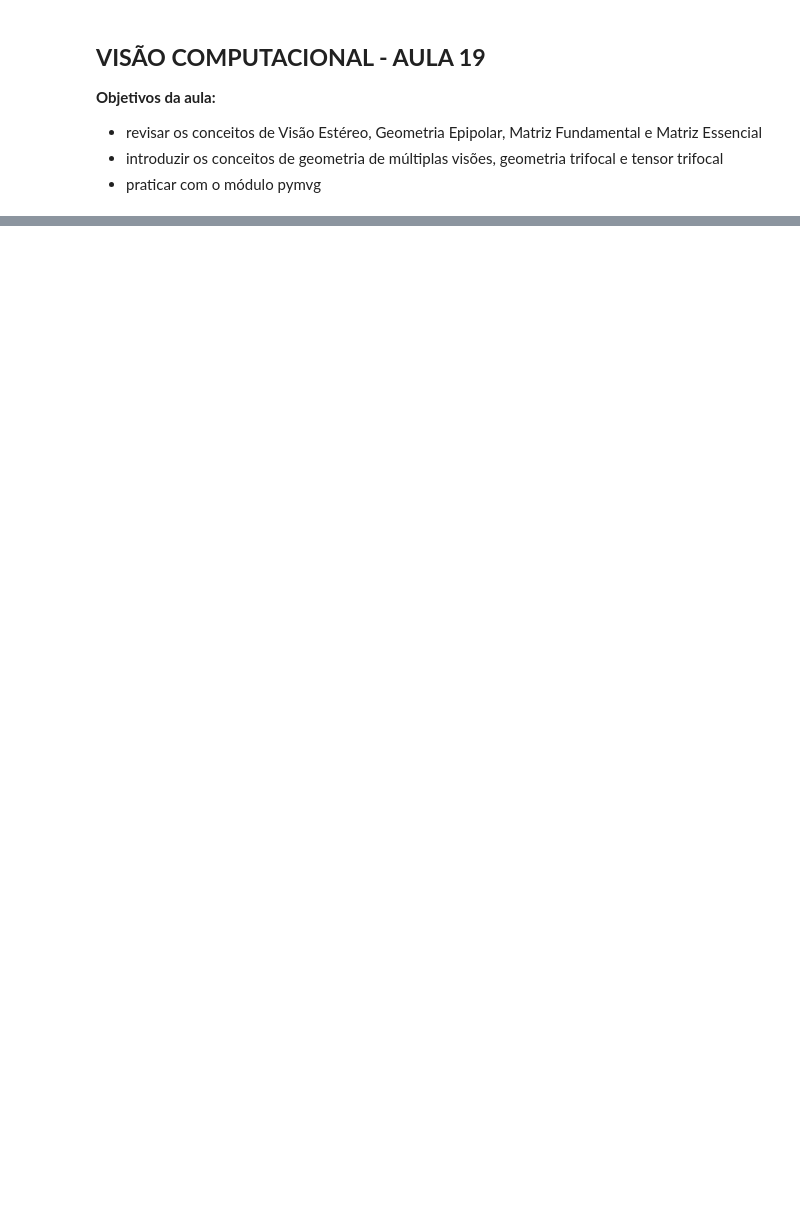
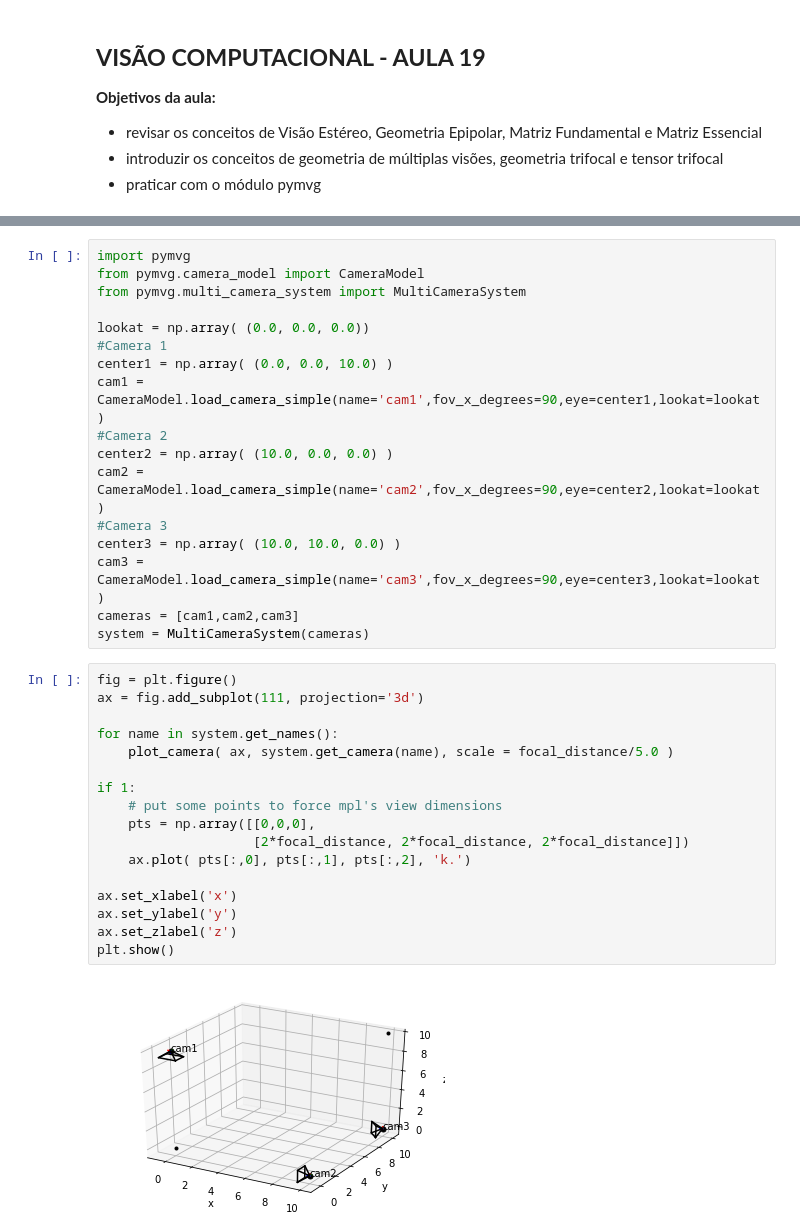
Before and after one commit to luizasilveira/visaocomputacional, a Jupyter notebook: Aula 19/Visão_Computacional_Aula_19.ipynb, the cells around one changed output, grey strips where cells are left out. Cells and saved outputs as stored; diff of their text form; blank space fills up the shorter version.

```diff
--- a/Aula 19/Visão_Computacional_Aula_19.ipynb
+++ b/Aula 19/Visão_Computacional_Aula_19.ipynb
@@ -128,0 +186,36 @@ As matrizes de câmeras são calculadas a partir do tensor trifocal. Para calcul
+# %%
+import pymvg
+from pymvg.camera_model import CameraModel
+from pymvg.multi_camera_system import MultiCameraSystem
+
+lookat = np.array( (0.0, 0.0, 0.0))
+#Camera 1
+center1 = np.array( (0.0, 0.0, 10.0) )
+cam1 = CameraModel.load_camera_simple(name='cam1',fov_x_degrees=90,eye=center1,lookat=lookat)
+#Camera 2
+center2 = np.array( (10.0, 0.0, 0.0) )
+cam2 = CameraModel.load_camera_simple(name='cam2',fov_x_degrees=90,eye=center2,lookat=lookat)
+#Camera 3
+center3 = np.array( (10.0, 10.0, 0.0) )
+cam3 = CameraModel.load_camera_simple(name='cam3',fov_x_degrees=90,eye=center3,lookat=lookat)
+cameras = [cam1,cam2,cam3]
+system = MultiCameraSystem(cameras)
+# %%
+fig = plt.figure()
+ax = fig.add_subplot(111, projection='3d')
+
+for name in system.get_names():
+    plot_camera( ax, system.get_camera(name), scale = focal_distance/5.0 )
+
+if 1:
+    # put some points to force mpl's view dimensions
+    pts = np.array([[0,0,0],
+                    [2*focal_distance, 2*focal_distance, 2*focal_distance]])
+    ax.plot( pts[:,0], pts[:,1], pts[:,2], 'k.')
+
+ax.set_xlabel('x')
+ax.set_ylabel('y')
+ax.set_zlabel('z')
+plt.show()
+# %% [output]
+[figure, added]
```
Also changed, not shown: parts of 7 cells of this notebook.
